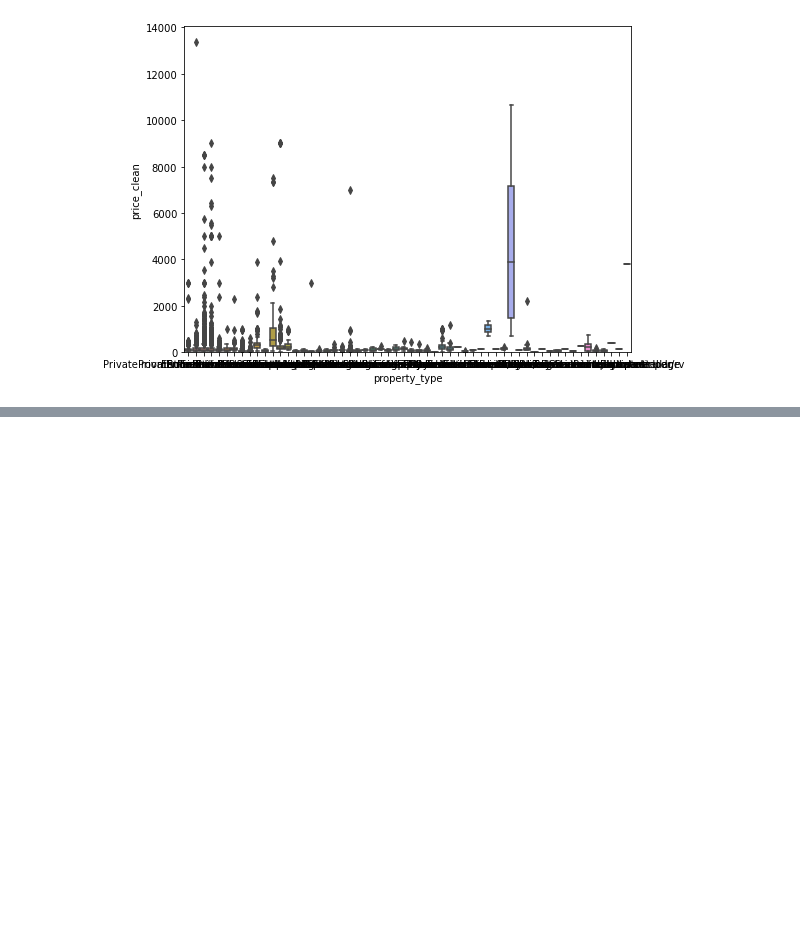
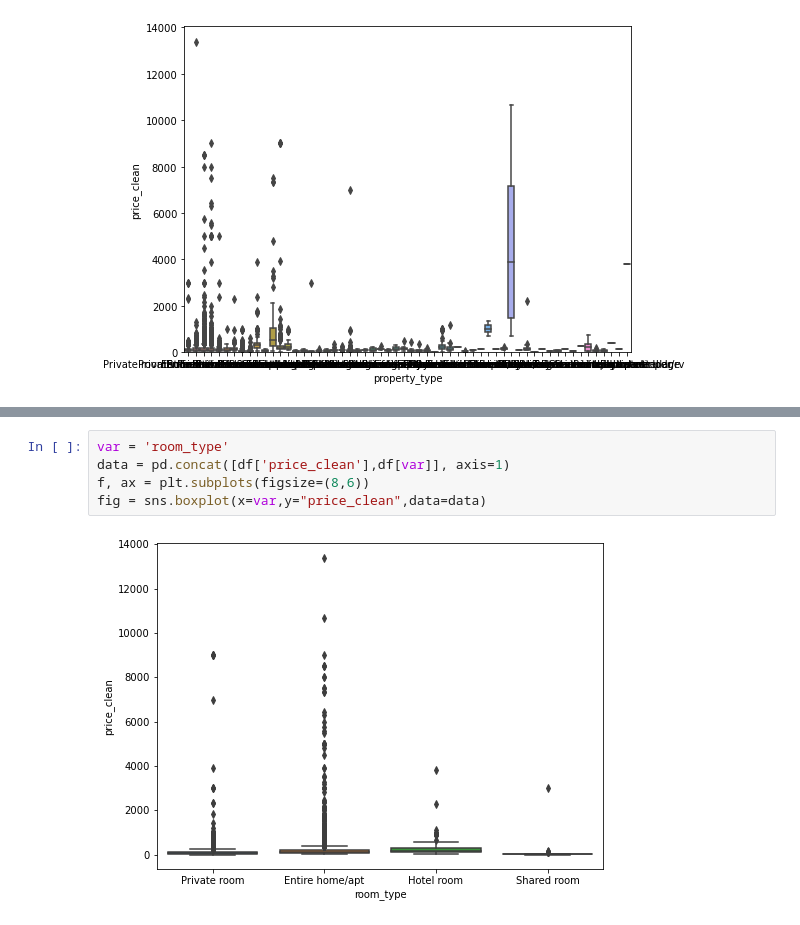
Before and after one commit to Aleaume/Udactiy_DataSc_P1, a Jupyter notebook: Data_Exploration.ipynb, the cells around one changed output, grey strips where cells are left out. Drawn from its saved outputs; the diff is of its cells as text; blank space fills up the shorter version.

```diff
--- a/Data_Exploration.ipynb
+++ b/Data_Exploration.ipynb
@@ -283,0 +422,7 @@ fig.axis(ymin=0)
+# %%
+var = 'room_type'
+data = pd.concat([df['price_clean'],df[var]], axis=1)
+f, ax = plt.subplots(figsize=(8,6))
+fig = sns.boxplot(x=var,y="price_clean",data=data)
+# %% [output]
+[figure, added]
```
Also changed, not shown: parts of 13 cells of this notebook, 5 other files.
